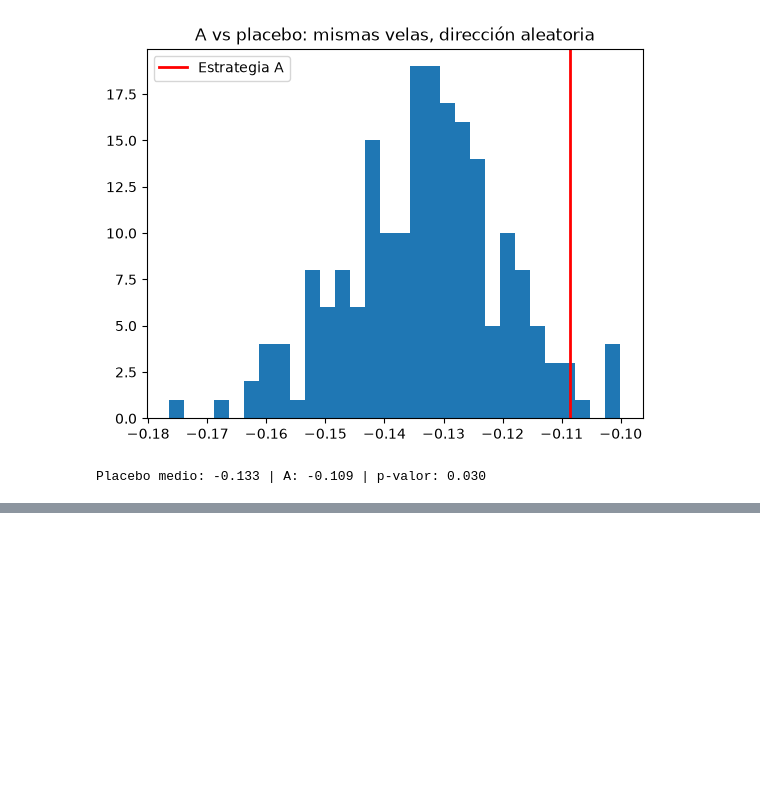
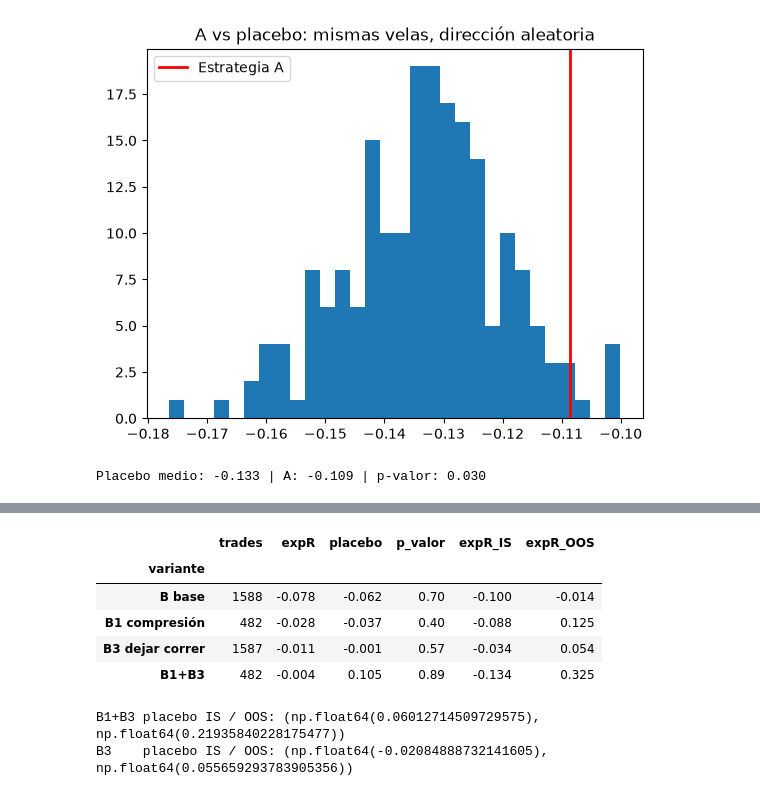
Before and after one commit to K4iserDev/Quant, a Jupyter notebook: notebooks/03_estrategy.ipynb, the cells around one changed output, grey strips where cells are left out. Cells and saved outputs as stored; diff of their text form; code cells hidden in the pictures; blank space fills up the shorter version.

```diff
--- a/notebooks/03_estrategy.ipynb
+++ b/notebooks/03_estrategy.ipynb
@@ -201,0 +228,51 @@ Placebo medio: -0.133 | A: -0.109 | p-valor: 0.030
+# %%
+def evaluar(nombre, señales, params, n_sim=100):
+    """Backtest + placebo; resultados separados in-sample (≤2024) y out-of-sample (2025–26)."""
+    t = backtest(df, señales, **params)
+    años = df.index[t["entrada_idx"]].year
+    is_, oos = t[años <= 2024], t[años >= 2025]
+    plac = placebo_direccion(df, señales, n_sim=n_sim, **params)
+    return {"variante": nombre, "trades": len(t),
+            "expR": t["R"].mean(), "placebo": plac.mean(),
+            "p_valor": (plac >= t["R"].mean()).mean(),
+            "expR_IS": is_["R"].mean(), "expR_OOS": oos["R"].mean()}
+
+p_base = dict(sl_mult=1.5, tp_mult=2.0, max_velas=24, coste=0.25)
+p_corre = dict(sl_mult=1.5, tp_mult=100, max_velas=48, coste=0.25)   # sin TP, 4 h
+
+señ_B1 = señales_ruptura_ny(df, compresion=0.3)
+
+res = pd.DataFrame([
+    evaluar("B base", señ_B, p_base),
+    evaluar("B1 compresión", señ_B1, p_base),
+    evaluar("B3 dejar correr", señ_B, p_corre),
+    evaluar("B1+B3", señ_B1, p_corre),
+]).set_index("variante")
+res.round(3)
+# %% [output]
+|  | trades | expR | placebo | p_valor | expR_IS | expR_OOS |
+| variante |  |  |  |  |  |  |
+| B base | 1588 | -0.078 | -0.062 | 0.70 | -0.100 | -0.014 |
+| B1 compresión | 482 | -0.028 | -0.037 | 0.40 | -0.088 | 0.125 |
+| B3 dejar correr | 1587 | -0.011 | -0.001 | 0.57 | -0.034 | 0.054 |
+| B1+B3 | 482 | -0.004 | 0.105 | 0.89 | -0.134 | 0.325 |
+# %%
+def placebo_por_periodo(señales, params, n_sim=100):
+    """Media del placebo (dirección aleatoria) separada en IS (≤2024) y OOS (2025–26)."""
+    mask = señales != 0
+    is_, oos = [], []
+    for seed in range(n_sim):
+        rng = np.random.default_rng(seed)
+        s = señales.copy()
+        s[mask] = rng.choice([1, -1], size=mask.sum())
+        t = backtest(df, s, **params)
+        años = df.index[t["entrada_idx"]].year
+        is_.append(t.loc[años <= 2024, "R"].mean())
+        oos.append(t.loc[años >= 2025, "R"].mean())
+    return np.mean(is_), np.mean(oos)
+
+print("B1+B3 placebo IS / OOS:", placebo_por_periodo(señ_B1, p_corre))
+print("B3    placebo IS / OOS:", placebo_por_periodo(señ_B, p_corre))
+# %% [output]
+B1+B3 placebo IS / OOS: (np.float64(0.06012714509729575), np.float64(0.21935840228175477))
+B3    placebo IS / OOS: (np.float64(-0.02084888732141605), np.float64(0.055659293783905356))
```
Also changed, not shown: parts of 4 cells of this notebook, 1 other file.
